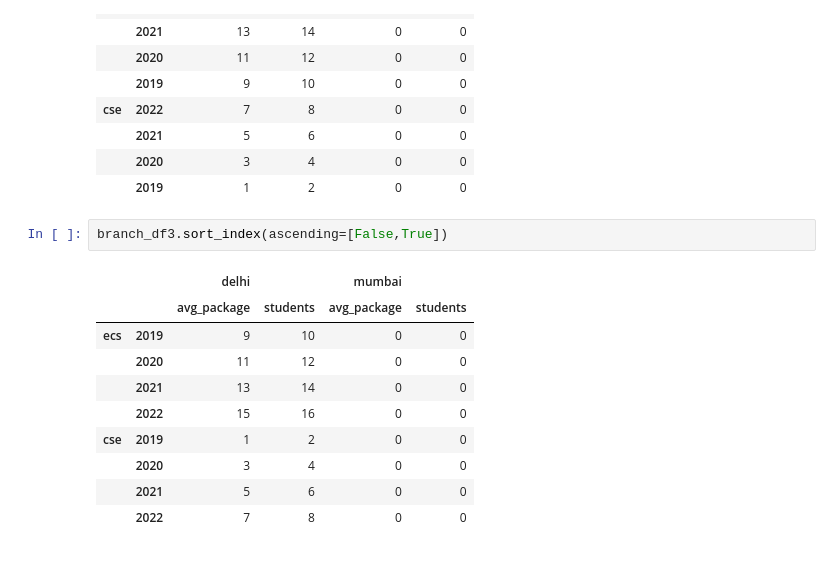
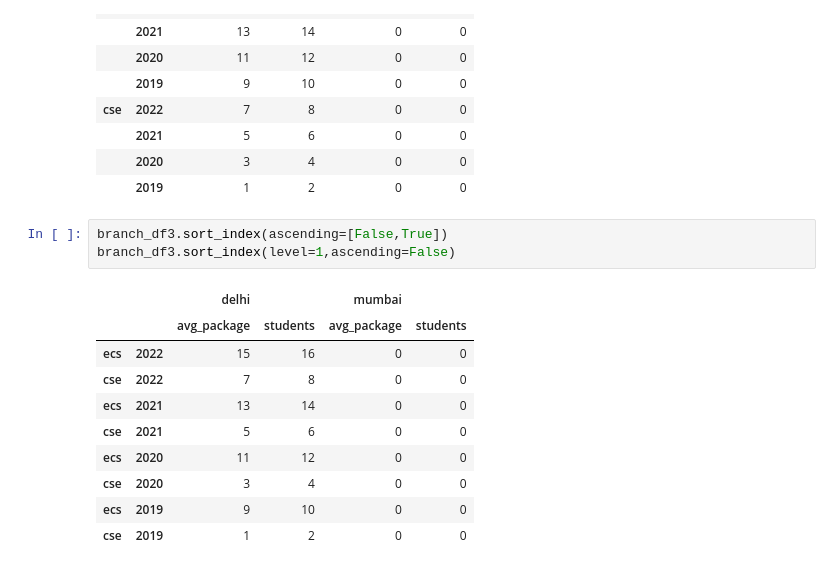
Before and after one commit to nandankaryash0-star/The_Pyhons_library, a Jupyter notebook: Pandas_sessions/Data_set/Pandas5.ipynb, the cells around one changed output. Saved outputs shown, nothing was run; the diff lists cells and outputs as text.

```diff
--- a/Pandas_sessions/Data_set/Pandas5.ipynb
+++ b/Pandas_sessions/Data_set/Pandas5.ipynb
@@ -386,14 +386,15 @@ branch_df3.sort_index(ascending=False)
 |  | 2019 | 1 | 2 | 0 | 0 |
 # %%
 branch_df3.sort_index(ascending=[False,True])
+branch_df3.sort_index(level=1,ascending=False)
 # %% [output]
 |  |  | delhi |  | mumbai |  |
 |  |  | avg_package | students | avg_package | students |
+| ecs | 2022 | 15 | 16 | 0 | 0 |
+| cse | 2022 | 7 | 8 | 0 | 0 |
+| ecs | 2021 | 13 | 14 | 0 | 0 |
+| cse | 2021 | 5 | 6 | 0 | 0 |
+| ecs | 2020 | 11 | 12 | 0 | 0 |
+| cse | 2020 | 3 | 4 | 0 | 0 |
 | ecs | 2019 | 9 | 10 | 0 | 0 |
-|  | 2020 | 11 | 12 | 0 | 0 |
-|  | 2021 | 13 | 14 | 0 | 0 |
-|  | 2022 | 15 | 16 | 0 | 0 |
 | cse | 2019 | 1 | 2 | 0 | 0 |
-|  | 2020 | 3 | 4 | 0 | 0 |
-|  | 2021 | 5 | 6 | 0 | 0 |
-|  | 2022 | 7 | 8 | 0 | 0 |
```
Also changed, not shown: parts of 6 cells of this notebook.
